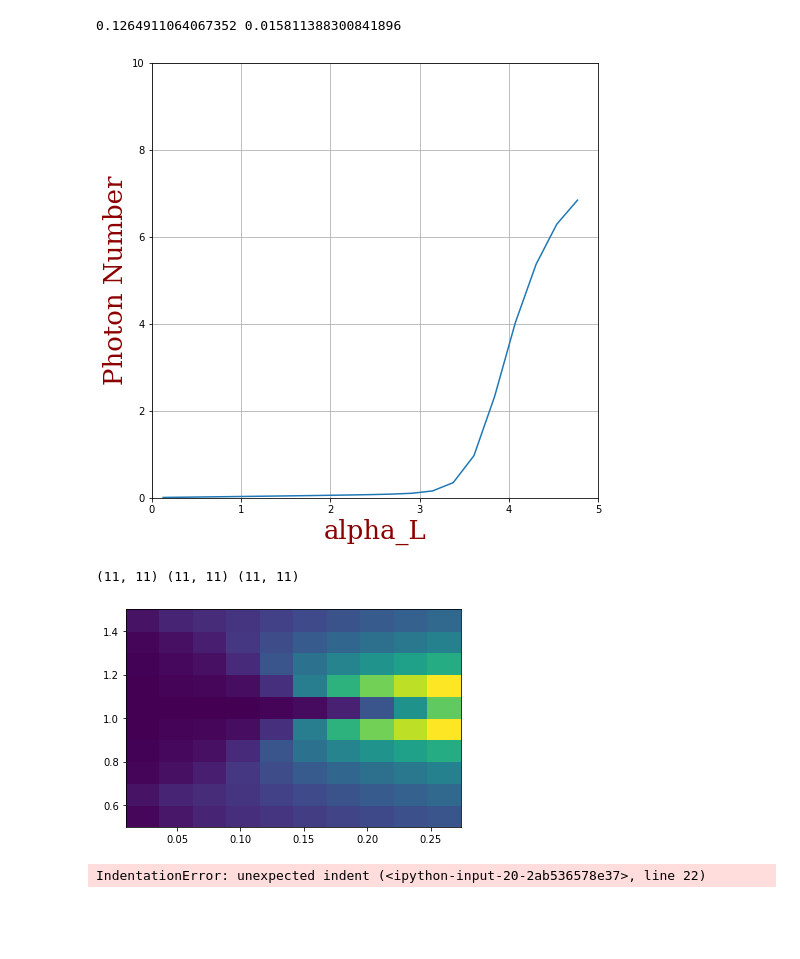
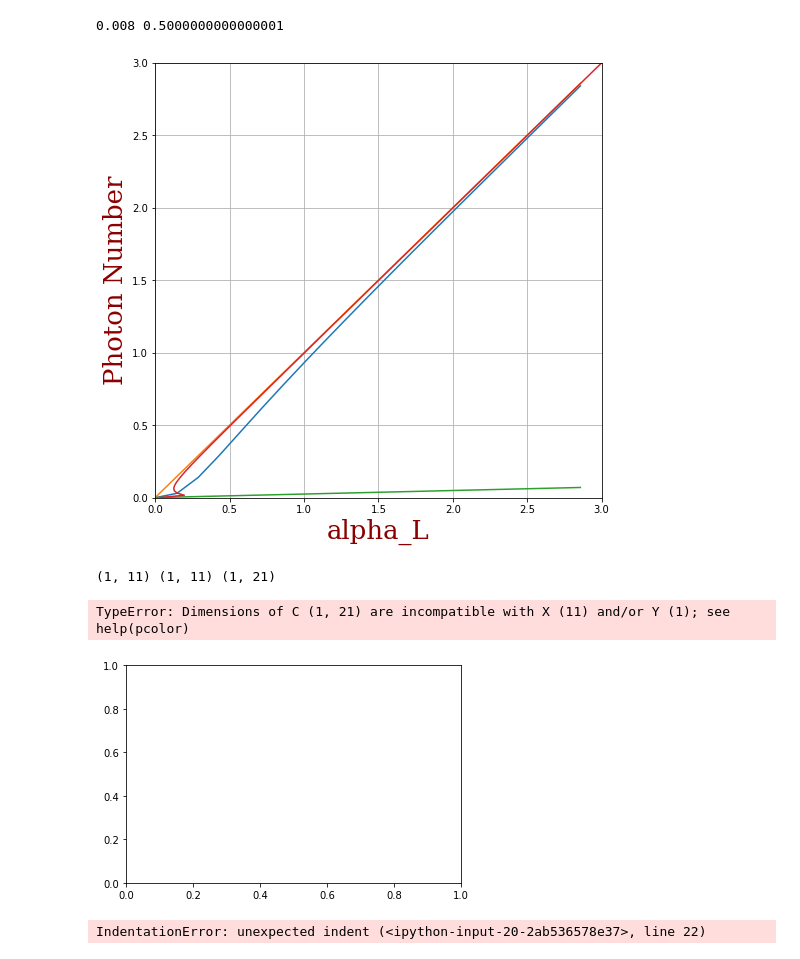
Before and after one commit to albertomercurio/photonics-school-2024, a Jupyter notebook: JCM_bistability.ipynb, the cells around one changed output. Cells and saved outputs as stored; diff of their text form; code cells hidden in the pictures; blank space fills up the shorter version.

```diff
--- a/JCM_bistability.ipynb
+++ b/JCM_bistability.ipynb
@@ -80,0 +70,20 @@ plt.show()
+# %%
+import numpy as np
+import matplotlib.pyplot as plt
+
+ns = .0001
+C = 40.
+
+alpha = np.linspace(0.001, 6, 401)
+alpha_L = alpha + C*alpha/( 1 + np.square(np.abs(alpha))/ns )
+
+
+plt.figure(figsize=(8,8))
+plt.plot( alpha_L, alpha  )
+plt.plot( alpha*(1+C), alpha  )
+plt.plot( alpha, alpha )
+plt.grid()
+plt.axis([0, 3, 0, 3.])
+plt.xlabel('alpha_L', fontdict=font)
+plt.ylabel('Photon amplitude', fontdict=font)
+plt.show()
@@ -83,13 +94,13 @@ from qutip import *
 import numpy as np
 import matplotlib.pyplot as plt
 # %%
-Nph = 100
+Nph = 40
 
 om_c = 1.
 om_q = 1.
 g = .2
-kappa = np.sqrt(4.*g**2. * ns)
-gamma = g**2./kappa/C
+kappa = np.sqrt(16.*g**2. * ns)
+gamma = 4.*g**2./kappa/C
 
 print(kappa, gamma)
 
@@ -100,7 +111,7 @@ H = om_c*a.dag()*a + om_q*sigma.dag()*sigma + .5*g*( sigma*a.dag() + sigma.dag()
 
 evals,evecs = H.eigenstates(sort='low')
 # %% [output]
-0.1264911064067352 0.015811388300841896
+0.008 0.5000000000000001
 # %%
 iter_omL = 1
 omL0 = 1.
@@ -108,7 +119,7 @@ domL = (1.6-omL0)/iter_omL
 
 iter_I = 21
 I0 = 0.001
-dI = ( (gamma/2.) * 5. - I0)/iter_I
+dI = ( (gamma/2.) * 3. - I0)/iter_I
 
 mat_N_avg = []
 arr_omL = []
@@ -121,22 +132,27 @@ for n_omL in range(iter_omL):
         I = I0 + n_I*dI
 
         Hdriven = H - omL*( a.dag()*a + sigma.dag()*sigma ) + I*( a + a.dag() )
-        rho_ss = steadystate(Hdriven, [np.sqrt(gamma/2.)*a,np.sqrt(kappa/2.)*sigma])
+        rho_ss = steadystate(Hdriven, [np.sqrt(gamma)*a , np.sqrt(kappa/4.)*sigma])
 
         arr_N_avg.append( np.abs(expect( a, rho_ss)) )
         arr_alpha_L.append(2.*I/gamma)
     arr_omL.append(omL)
     mat_N_avg.append( np.asarray(arr_N_avg) )
+arr_alpha_L = np.asarray(arr_alpha_L)
 # %%
 plt.figure(figsize=(8,8))
+arr_alpha_L = np.asarray(arr_alpha_L)
 plt.plot( arr_alpha_L, mat_N_avg[0]  )
+plt.plot( arr_alpha_L, arr_alpha_L  )
+plt.plot( arr_alpha_L, arr_alpha_L/(1.+C)  )
+plt.plot( alpha_L, alpha  )
 plt.grid()
-plt.axis([0, 5., 0, 10])
+plt.axis([0, 3., 0, 3.])
 plt.xlabel('alpha_L', fontdict=font)
 plt.ylabel('Photon Number', fontdict=font)
 plt.show()
 # %% [output]
-[figure, old version]
+[figure, new version]
 # %%
 from matplotlib import cm
 from matplotlib.ticker import LinearLocator
@@ -168,8 +184,9 @@ plt.show()
 
 #plt.show()
 # %% [output]
-(11, 11) (11, 11) (11, 11)
+(1, 11) (1, 11) (1, 21)
+TypeError: Dimensions of C (1, 21) are incompatible with X (11) and/or Y (1); see help(pcolor)
-[figure, old version]
+[figure, new version]
 # %%
  """
         #Wigner function
```
Also changed, not shown: parts of 4 cells of this notebook.
